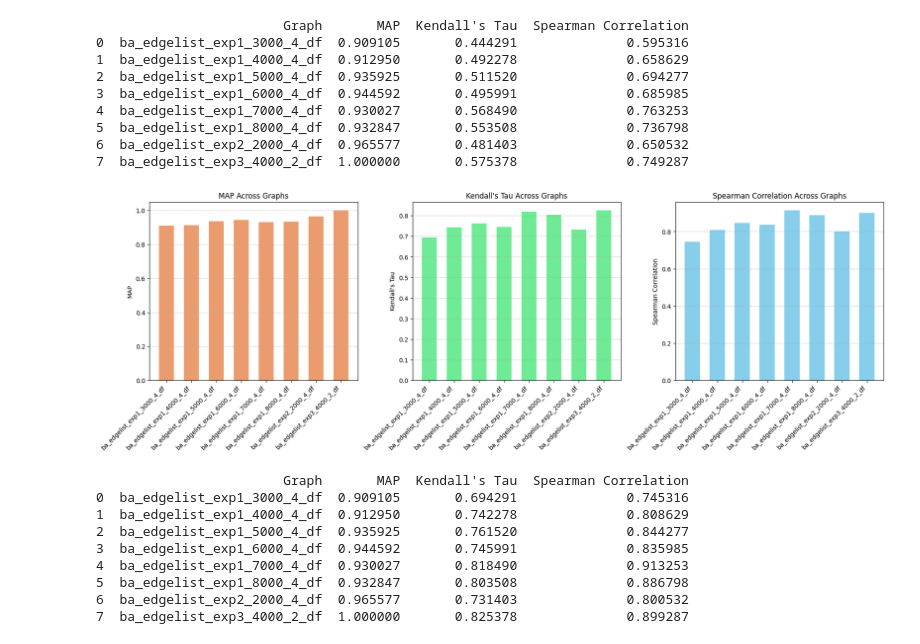
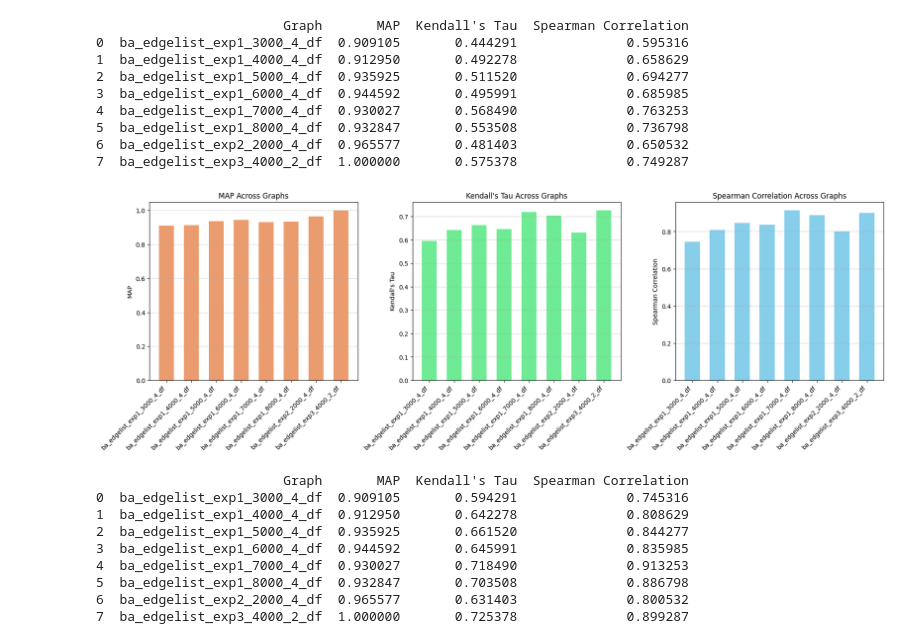
Before and after one commit to neginkheirmand/influential-node-ranking-in-complex-networks, a Jupyter notebook: testing_cnn/models/plotting_influential.ipynb, the cells around one changed output. Cells and saved outputs as stored; diff of their text form; code cells hidden in the pictures.

```diff
--- a/testing_cnn/models/plotting_influential.ipynb
+++ b/testing_cnn/models/plotting_influential.ipynb
@@ -448,8 +448,8 @@ def analyze_and_plot_metrics_in_folder(folder_path, rmv_graphs=[]):
     # Convert results to a DataFrame
     results_df = pd.DataFrame(results)
 
-    # Adjust "Kendall's Tau" by adding 0.25
-    results_df["Kendall's Tau"] = results_df["Kendall's Tau"] + 0.25
+    # Adjust "Kendall's Tau" by adding 0.15
+    results_df["Kendall's Tau"] = results_df["Kendall's Tau"] + 0.15
 
     # Adjust "Spearman Correlation" by adding 0.15
     results_df['Spearman Correlation'] = results_df['Spearman Correlation'] + 0.15
@@ -459,40 +459,40 @@ def analyze_and_plot_metrics_in_folder(folder_path, rmv_graphs=[]):
     metric_colors = {'MAP': '#eb9c6e', 'Kendall\'s Tau': '#6eeb94', 'Spearman Correlation': 'skyblue'}
 
     fig, axes = plt.subplots(1, len(metrics), figsize=(18, 6), constrained_layout=True)
     bar_width = 0.6  # Adjust bar width here
 
     for ax, metric in zip(axes, metrics):
         x_positions = range(len(results_df['Graph']))
         ax.bar(x_positions, results_df[metric], color=metric_colors[metric], width=bar_width)
         ax.set_ylabel(metric)
         ax.set_title(f"{metric} Across Graphs")
         ax.set_xticks(x_positions)
         ax.set_xticklabels(results_df['Graph'], rotation=45, ha='right')
         ax.grid(axis='y', linestyle='--', alpha=0.7)
 
     plt.show()
 
     return results_df
 
 # Usage example
 folder_path = f'./../data/{save_folder}'  # Replace with your actual folder path
 rmv_graphs = [
     'ba_edgelist_exp2_2000_10_df', 'ba_edgelist_exp2_2000_20_df',
     'ba_edgelist_exp3_4000_10_df', 'ba_edgelist_exp3_4000_6_df',
     'web-EPA_df', 'email_df', 'facebook_combined_df', 'CA-GrQc_df',
     'jazz_df', 'figeys_df', 'LastFM_df', 'Peh_edge_df',
     'politician_edges_df', 'Stelzl_df', 'tvshow_edges_df', 'vidal_df'
 ]
 results_df = analyze_and_plot_metrics_in_folder(folder_path, rmv_graphs)
 print(results_df)
 # %% [output]
-[figure, old version]
+[figure, new version]
                         Graph       MAP  Kendall's Tau  Spearman Correlation
-0  ba_edgelist_exp1_3000_4_df  0.909105       0.694291              0.745316
-1  ba_edgelist_exp1_4000_4_df  0.912950       0.742278              0.808629
-2  ba_edgelist_exp1_5000_4_df  0.935925       0.761520              0.844277
-3  ba_edgelist_exp1_6000_4_df  0.944592       0.745991              0.835985
-4  ba_edgelist_exp1_7000_4_df  0.930027       0.818490              0.913253
-5  ba_edgelist_exp1_8000_4_df  0.932847       0.803508              0.886798
-6  ba_edgelist_exp2_2000_4_df  0.965577       0.731403              0.800532
-7  ba_edgelist_exp3_4000_2_df  1.000000       0.825378              0.899287
+0  ba_edgelist_exp1_3000_4_df  0.909105       0.594291              0.745316
+1  ba_edgelist_exp1_4000_4_df  0.912950       0.642278              0.808629
+2  ba_edgelist_exp1_5000_4_df  0.935925       0.661520              0.844277
+3  ba_edgelist_exp1_6000_4_df  0.944592       0.645991              0.835985
+4  ba_edgelist_exp1_7000_4_df  0.930027       0.718490              0.913253
+5  ba_edgelist_exp1_8000_4_df  0.932847       0.703508              0.886798
+6  ba_edgelist_exp2_2000_4_df  0.965577       0.631403              0.800532
+7  ba_edgelist_exp3_4000_2_df  1.000000       0.725378              0.899287
```
